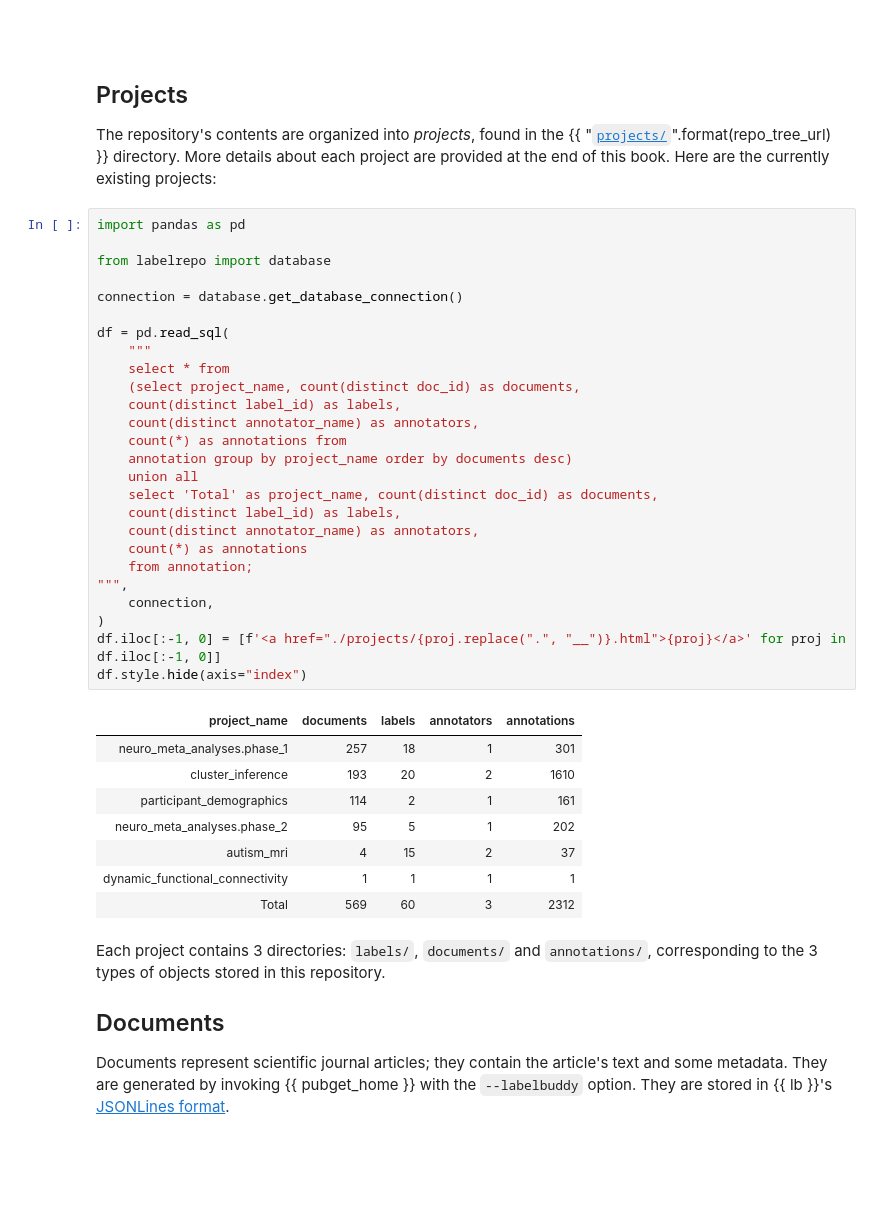
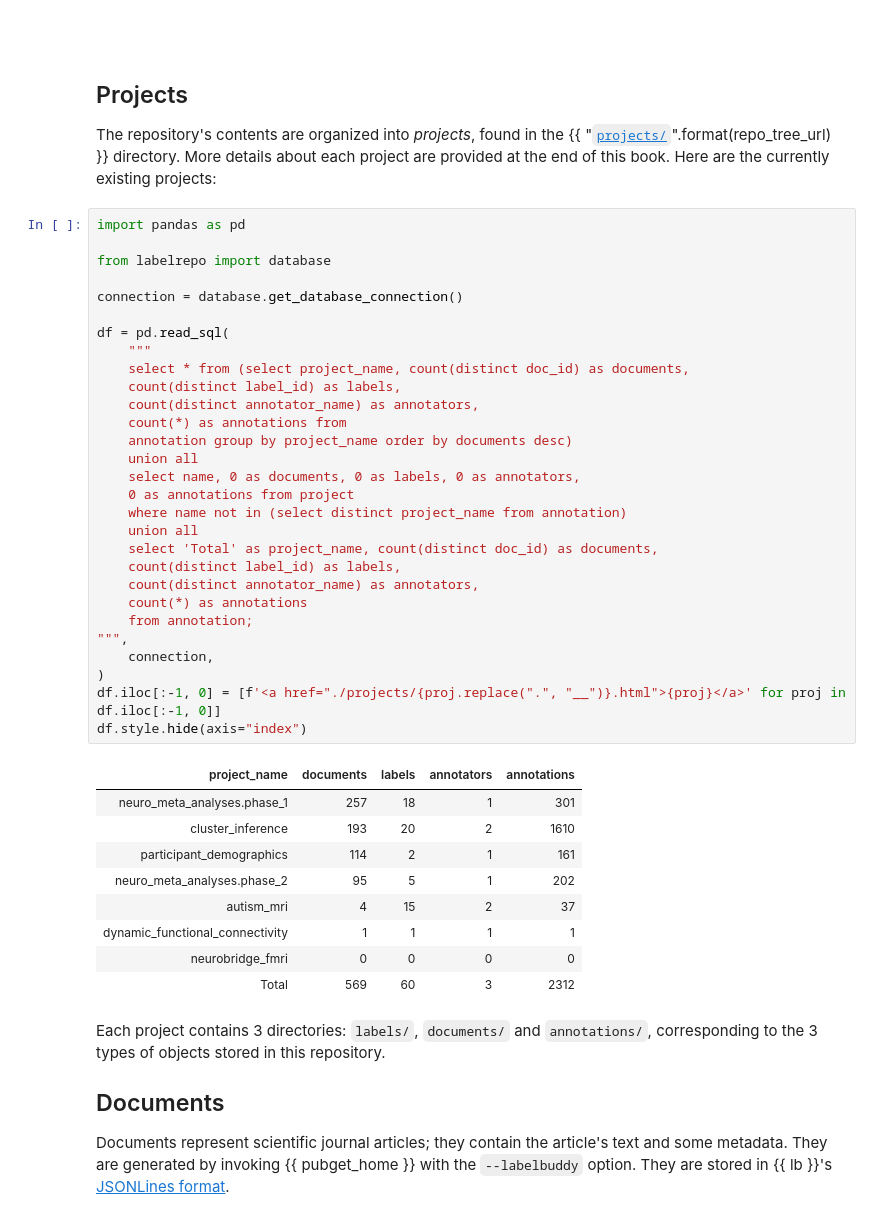
Before and after one commit to litmining/labelbuddy-annotations, a Jupyter notebook: _sources/overview.ipynb, the cells around one changed output. Saved outputs shown, nothing was run; the diff lists cells and outputs as text; blank space fills up the shorter version.

```diff
--- a/_sources/overview.ipynb
+++ b/_sources/overview.ipynb
@@ -23,35 +23,39 @@ import pandas as pd
 
 from labelrepo import database
 
 connection = database.get_database_connection()
 
 df = pd.read_sql(
     """
-    select * from
-    (select project_name, count(distinct doc_id) as documents,
+    select * from (select project_name, count(distinct doc_id) as documents,
     count(distinct label_id) as labels,
     count(distinct annotator_name) as annotators,
     count(*) as annotations from
     annotation group by project_name order by documents desc)
+    union all
+    select name, 0 as documents, 0 as labels, 0 as annotators,
+    0 as annotations from project
+    where name not in (select distinct project_name from annotation)
     union all
     select 'Total' as project_name, count(distinct doc_id) as documents,
     count(distinct label_id) as labels,
     count(distinct annotator_name) as annotators,
     count(*) as annotations
     from annotation;
 """,
     connection,
 )
 df.iloc[:-1, 0] = [f'<a href="./projects/{proj.replace(".", "__")}.html">{proj}</a>' for proj in df.iloc[:-1, 0]]
 df.style.hide(axis="index")
 # %% [output]
 | project_name | documents | labels | annotators | annotations |
 | neuro_meta_analyses.phase_1 | 257 | 18 | 1 | 301 |
 | cluster_inference | 193 | 20 | 2 | 1610 |
 | participant_demographics | 114 | 2 | 1 | 161 |
 | neuro_meta_analyses.phase_2 | 95 | 5 | 1 | 202 |
 | autism_mri | 4 | 15 | 2 | 37 |
 | dynamic_functional_connectivity | 1 | 1 | 1 | 1 |
+| neurobridge_fmri | 0 | 0 | 0 | 0 |
 | Total | 569 | 60 | 3 | 2312 |
 # %% [markdown]
 Each project contains 3 directories: `labels/`, `documents/` and `annotations/`, corresponding to the 3 types of objects stored in this repository.
```
Also changed, not shown: parts of 1 cell of this notebook, 31 other files.
